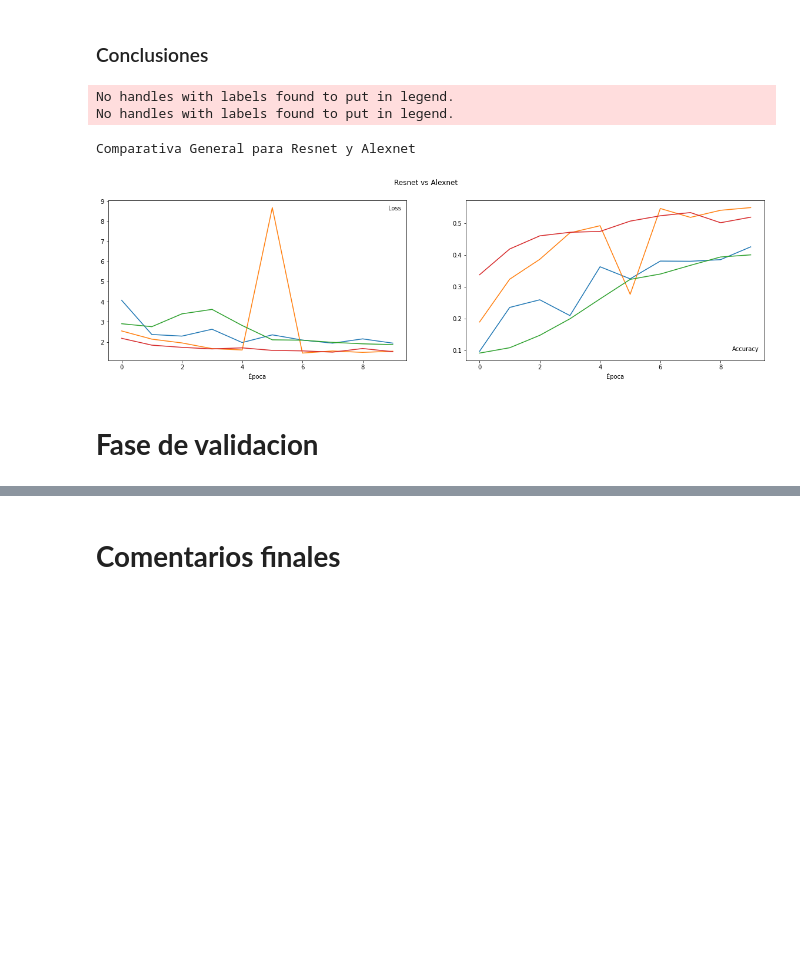
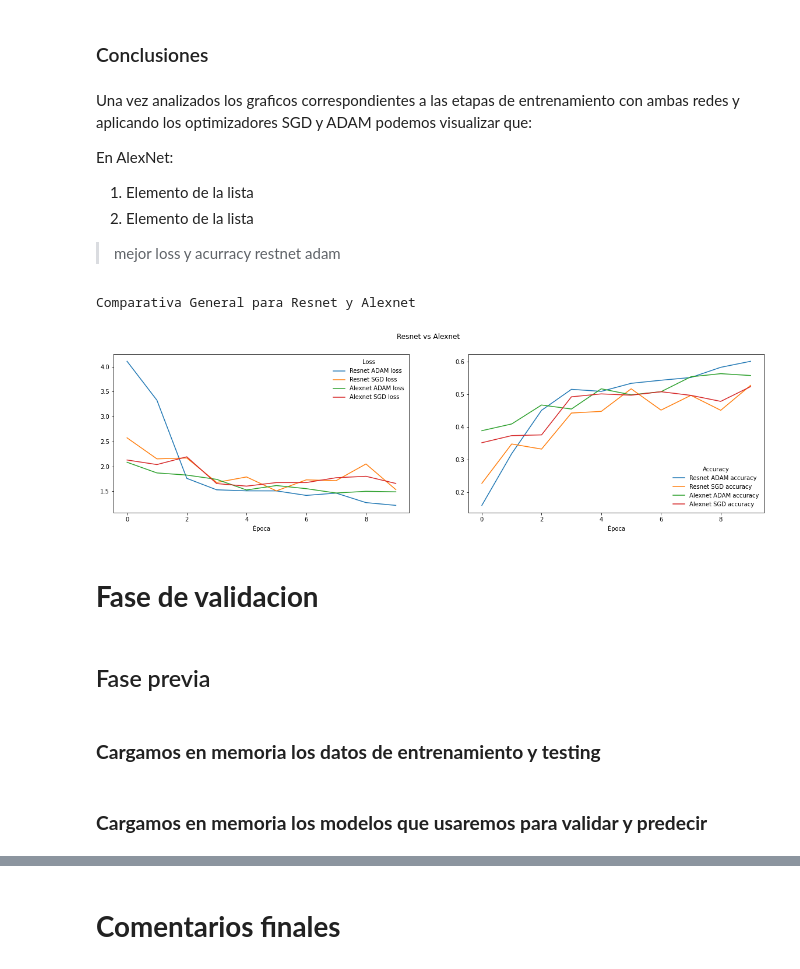
Before and after one commit to roydcapella/convnet2, a Jupyter notebook: resnet_alexnet.ipynb, the cells around one changed output, grey strips where cells are left out. Drawn from its saved outputs; the diff is of its cells as text; code cells hidden in the pictures; blank space fills up the shorter version.

```diff
--- a/resnet_alexnet.ipynb
+++ b/resnet_alexnet.ipynb
@@ -278,15 +545,35 @@ Printing Alexnet SGD
 # %% [markdown]
 ### Conclusiones
+# %% [markdown]
+Una vez analizados los graficos correspondientes a las etapas de entrenamiento con ambas redes y aplicando los optimizadores SGD y ADAM podemos visualizar que:
+
+  En AlexNet:
+
+1.   Elemento de la lista
+2.   Elemento de la lista
+
+
+
+
+
+
+
+> mejor loss y acurracy restnet adam
 # %%
-training_history = [("Resnet ADAM", "models/resnet/adam/training.txt"),
-                    ("Resnet SGD", "models/resnet/sgd/training.txt"),
-                    ("Alexnet ADAM", "models/alexnet/adam/training.txt"),
-                    ("Alexnet SGD", "models/alexnet/sgd/training.txt"),
+print ("Comparativa General para Resnet y Alexnet")
+training_history = [("Resnet ADAM", "data/resnet/adam/training-optimal.txt"),
+                    ("Resnet SGD", "data/resnet/sgd/training.txt"),
+                    ("Alexnet ADAM", "data/alexnet/adam/training.txt"),
+                    ("Alexnet SGD", "data/alexnet/sgd/training.txt"),
                     ]
+
+plotMultipleAccuracyLoss("Resnet vs Alexnet", training_history)
 # %% [output]
-No handles with labels found to put in legend.
-No handles with labels found to put in legend.
+Comparativa General para Resnet y Alexnet
-Comparativa General para Resnet y Alexnet
-[figure, old version]
+[figure, new version]
 # %% [markdown]
 # **Fase de validacion**
+# %% [markdown]
+## Fase previa
+# %% [markdown]
+### **Cargamos en memoria los datos de entrenamiento y testing**
@@ -292,0 +582,2 @@ Comparativa General para Resnet y Alexnet
+# %% [markdown]
+### **Cargamos en memoria los modelos que usaremos para validar y predecir**
```
Also changed, not shown: parts of 89 cells of this notebook.
